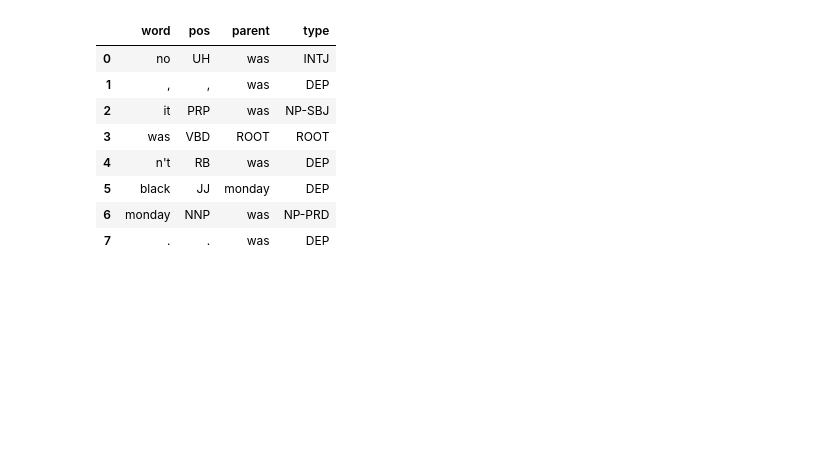
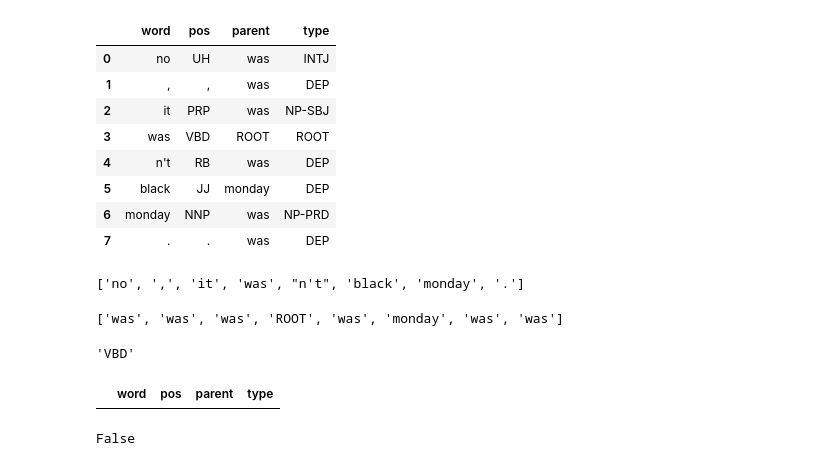
Before and after one commit to vincentmichael089/NLP-Study-Group, a Jupyter notebook: notebook_4.ipynb, the cells around one changed output. Drawn from its saved outputs; the diff is of its cells as text; code cells hidden in the pictures; blank space fills up the shorter version.

```diff
--- a/notebook_4.ipynb
+++ b/notebook_4.ipynb
@@ -155,0 +179,8 @@ dfTestList[0]
+# %%
+listw
+# %% [output]
+['no', ',', 'it', 'was', "n't", 'black', 'monday', '.']
+# %%
+listp
+# %% [output]
+['was', 'was', 'was', 'ROOT', 'was', 'monday', 'was', 'was']
@@ -155,0 +204,9 @@ dfTestList[0]
+# %%
+getPOS('was', dfTestList[0])
+# %% [output]
+'VBD'
+# %%
+checkVertex('was', 'it', dfTestList[0])
+# %% [output]
+|  | word | pos | parent | type |
+False
```
Also changed, not shown: parts of 10 cells of this notebook, 1 other file.
